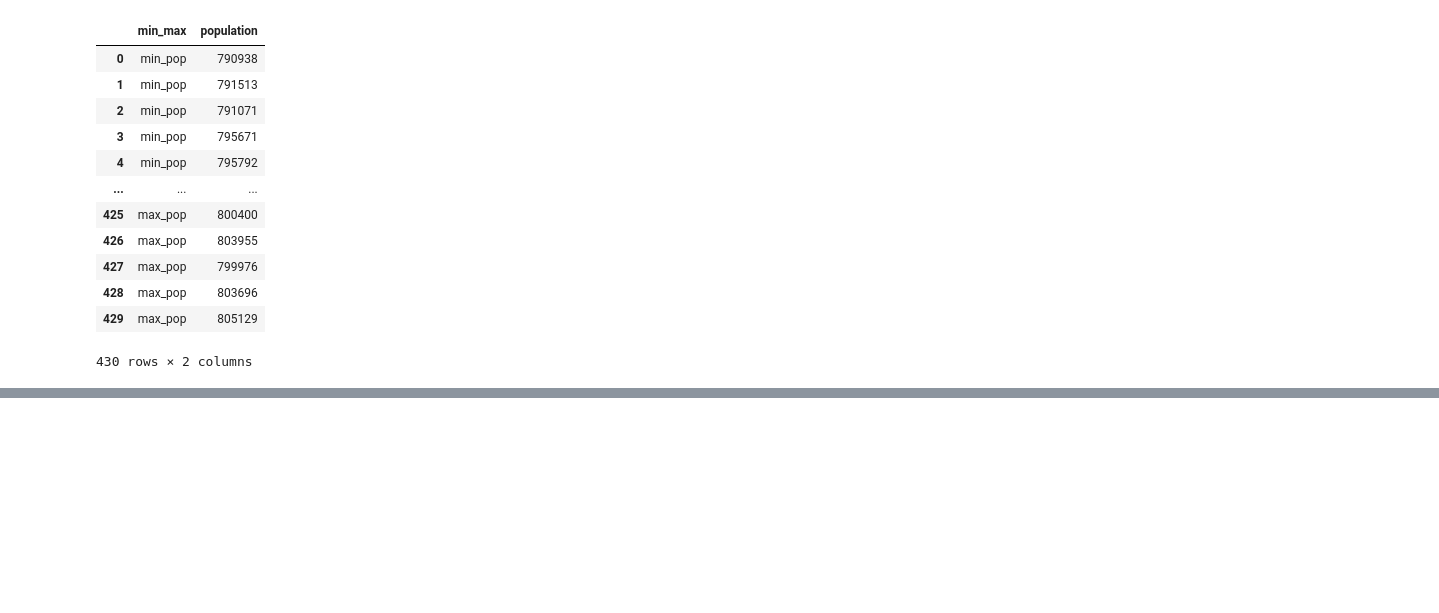
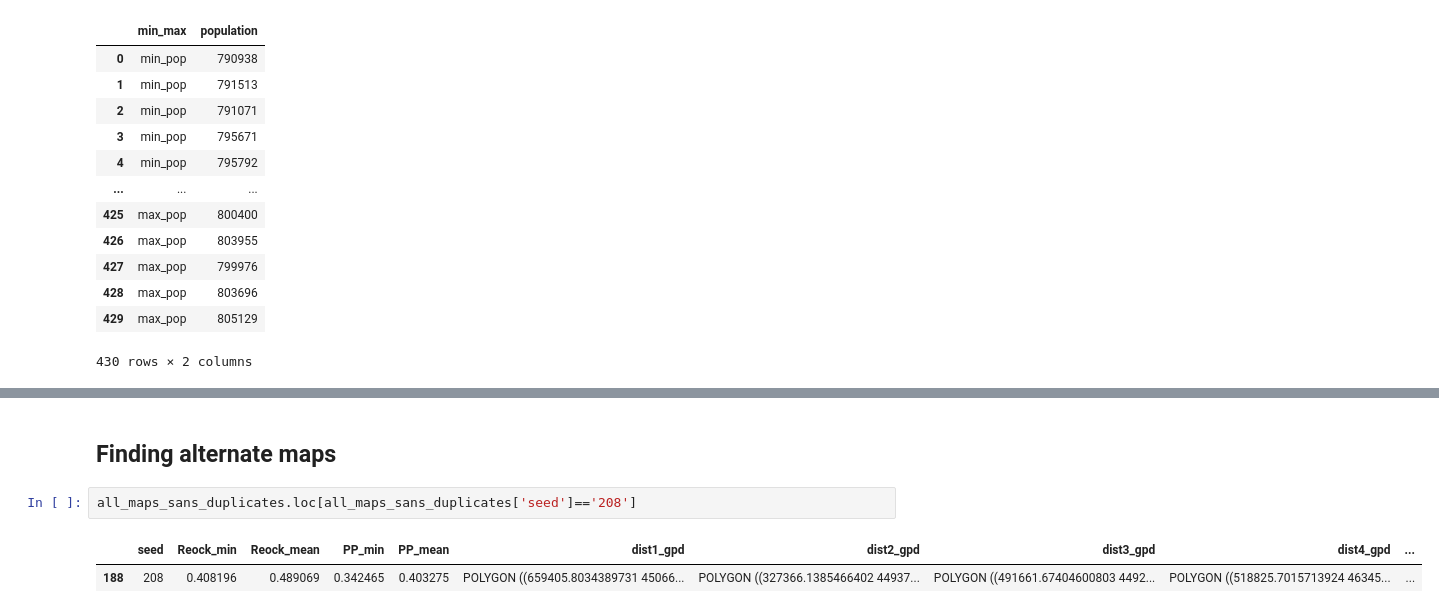
Before and after one commit to stefaniegwangphd/ia-redistricting, a Jupyter notebook: simulation_map_analysis.ipynb, the cells around one changed output, grey strips where cells are left out. Cells and saved outputs as stored; diff of their text form; blank space fills up the shorter version.

```diff
--- a/simulation_map_analysis.ipynb
+++ b/simulation_map_analysis.ipynb
@@ -478,3 +483,10 @@ plt.savefig('./images_for_paper/min_max_dist_pops.png')
 plt.show()
 # %% [output]
 [figure]
+# %% [markdown]
+## Finding alternate maps
+# %%
+all_maps_sans_duplicates.loc[all_maps_sans_duplicates['seed']=='208']
+# %% [output]
+|  | seed | Reock_min | Reock_mean | PP_min | PP_mean | dist1_gpd | dist2_gpd | dist3_gpd | dist4_gpd | ... |
+| 188 | 208 | 0.408196 | 0.489069 | 0.342465 | 0.403275 | POLYGON ((659405.8034389731 45066... | POLYGON ((327366.1385466402 44937... | POLYGON ((491661.67404600803 4492... | POLYGON ((518825.7015713924 46345... | ... |
```
Also changed, not shown: parts of 18 cells of this notebook, 2 other files.
